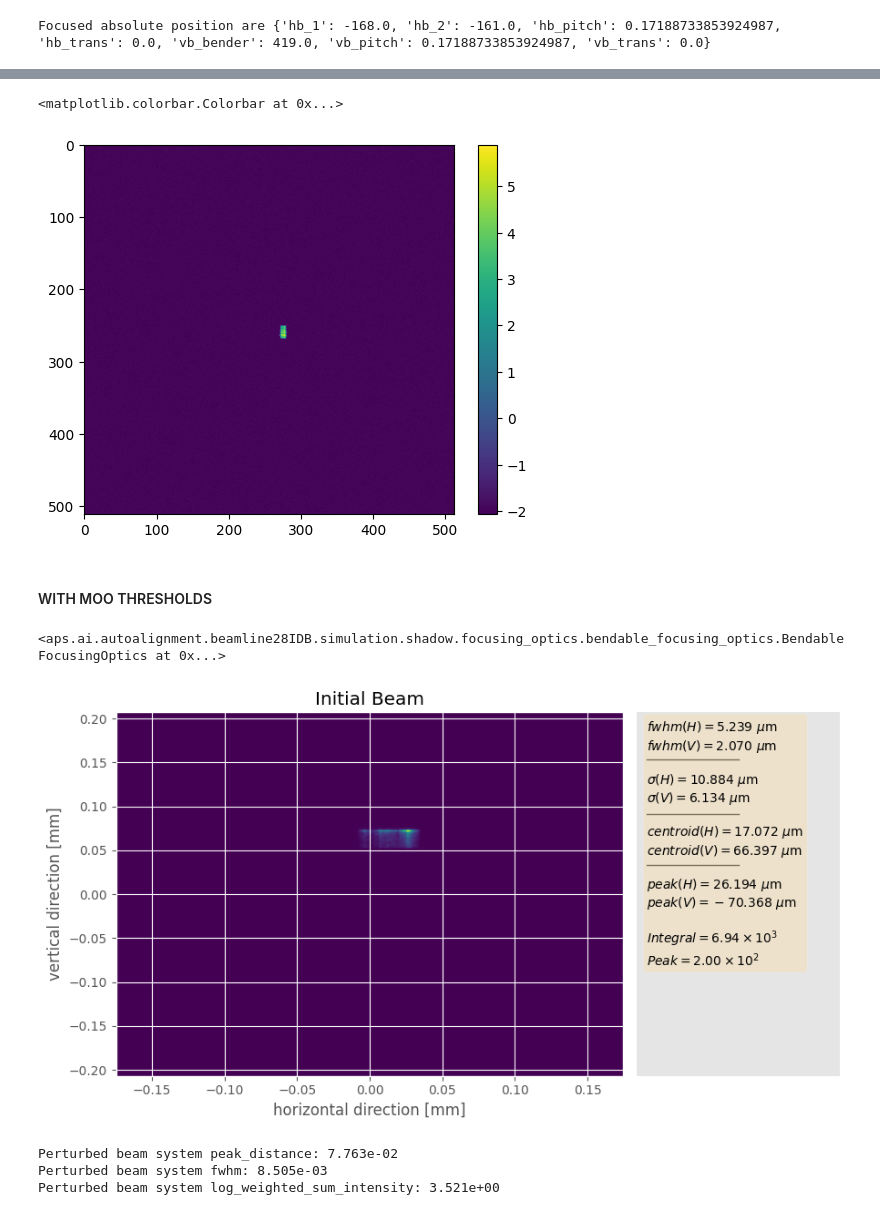
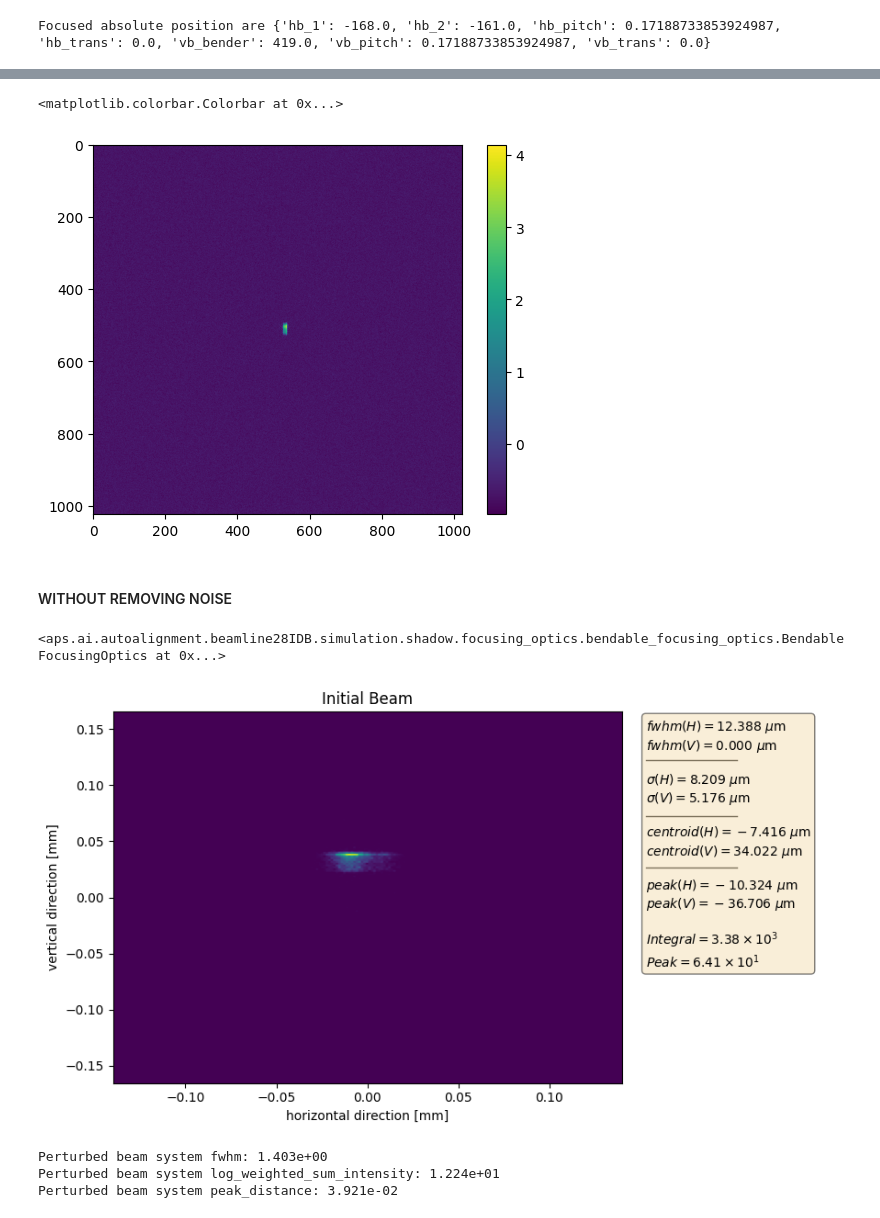
Before and after one commit to AI-ML-at-APS/AI-ML_Control_System, a Jupyter notebook: work_directory/28-ID/jupyter/sims_w_noise/fwhm_wsum_peak_location.ipynb, the cells around one changed output, grey strips where cells are left out. Cells and saved outputs as stored; diff of their text form; code cells hidden in the pictures.

```diff
--- a/work_directory/28-ID/jupyter/sims_w_noise/fwhm_wsum_peak_location.ipynb
+++ b/work_directory/28-ID/jupyter/sims_w_noise/fwhm_wsum_peak_location.ipynb
@@ -64,7 +58,7 @@ class OptimizationParameters:
             "multi_objective_optimization": True,
             "n_pitch_trans_motor_trials": 50,
             "n_all_motor_trials": 100,
-            "moo_thresholds": {"fwhm":0.02}
+            "moo_thresholds": {},  # {"fwhm": 0.02},
         }
 # %%
 def setup_work_dir():
@@ -103,22 +102,26 @@ def print_beam_attributes(loss_parameters, hist, dw, title, calc_params = None):
 detector_x = 2160 * 0.65 * 1e-3
 detector_y = 2560 * 0.65 * 1e-3
 cp = opt_common.CalculationParameters(
-    xrange= [-detector_x / 2, detector_x / 2],
-    yrange = [-detector_y / 2, detector_y / 2],
-    nbins_h = 512,
-    nbins_v = 512,
-    use_denoised = False,
-    random_seed = 111,
-    add_noise = True,
-    calculate_over_noise= True,
+    xrange=[-detector_x / 2, detector_x / 2],
+    yrange=[-detector_y / 2, detector_y / 2],
+    nbins_h=1024,
+    nbins_v=1024,
+    use_denoised=False,
+    random_seed=111,
+    add_noise=True,
+    calculate_over_noise=False,
+    noise_threshold=1.5,
     implementor=Implementors.SHADOW,
-    percentage_fluctuation=20
-   )
+    percentage_fluctuation=50,
+    noise=0.5,
+)
 
-xrange_plot = [x/4 for x in cp.xrange]
-yrange_plot = [y/4 for y in cp.yrange]
+xrange_plot = [x / 5 for x in cp.xrange]
+yrange_plot = [y / 5 for y in cp.yrange]
 
-ppm = opt_common.PlotParameters(xrange=xrange_plot, yrange=yrange_plot)#, nbins_h = cp.nbins_h // 4, nbins_v = cp.nbins_v // 4)
+ppm = opt_common.PlotParameters(
+    xrange=xrange_plot, yrange=yrange_plot, nbins_h=cp.nbins_h // 5, nbins_v=cp.nbins_v // 5
+)  # xrange=xrange_plot, yrange=yrange_plot)#, )
 # %%
 setup_work_dir()
 clean_up()
@@ -184,6 +186,6 @@ initial_movement, focusing_system, (beam_init, hist_init, dw_init) = opt_common.
     focusing_system=focusing_system,
     motor_types_and_ranges=opt_params.move_motors_ranges,
     intensity_sum_threshold=opt_params.params["sum_intensity_hard_constraint"],
-    cp=cp
+    cp=cp,
 )
 # %% [output]
@@ -208,9 +211,9 @@ plt.imshow(np.log(hist_pert.data_2D))
 plt.colorbar()
 # %% [output]
 <matplotlib.colorbar.Colorbar at 0x...>
-[figure, old version]
+[figure, new version]
 # %%
 perturbed_positions = initial_movement + np.array(list(initial_absolute_positions.values()))
-# %% [markdown]
-#### WITH MOO THRESHOLDS
+# %% [markdown]
+#### WITHOUT REMOVING NOISE
 # %%
@@ -219,19 +222,15 @@ movers.move_motors(focusing_system, list(initial_absolute_positions.keys()), per
 <aps.ai.autoalignment.beamline28IDB.simulation.shadow.focusing_optics.bendable_focusing_optics.BendableFocusingOptics at 0x...>
 # %%
 beam_pert, hist_pert, dw_pert = opt_common.get_beam_hist_dw(cp=cp, focusing_system=focusing_system, photon_beam=None)
-opt_common.plot_distribution(
-    photon_beam=beam_pert,
-    title="Initial Beam",
-    ppm=ppm
-)
+opt_common.plot_distribution(photon_beam=beam_pert, title="Initial Beam", ppm=ppm)
 # %% [output]
-[figure, old version]
+[figure, new version]
 # %%
-attribs_init = print_beam_attributes(opt_params.params["loss_parameters"], hist_pert, dw_pert, "Perturbed beam", calc_params=cp)
+attribs_init = print_beam_attributes(cp, opt_params.params["loss_parameters"], hist_pert, dw_pert, "Perturbed beam")
 # %% [output]
-Perturbed beam system peak_distance: 7.763e-02
-Perturbed beam system fwhm: 8.505e-03
-Perturbed beam system log_weighted_sum_intensity: 3.521e+00
+Perturbed beam system fwhm: 1.403e+00
+Perturbed beam system log_weighted_sum_intensity: 1.224e+01
+Perturbed beam system peak_distance: 3.921e-02
 # %%
 opt_params = OptimizationParameters()
 # %%
```
Also changed, not shown: parts of 105 cells of this notebook, 8 other files.
